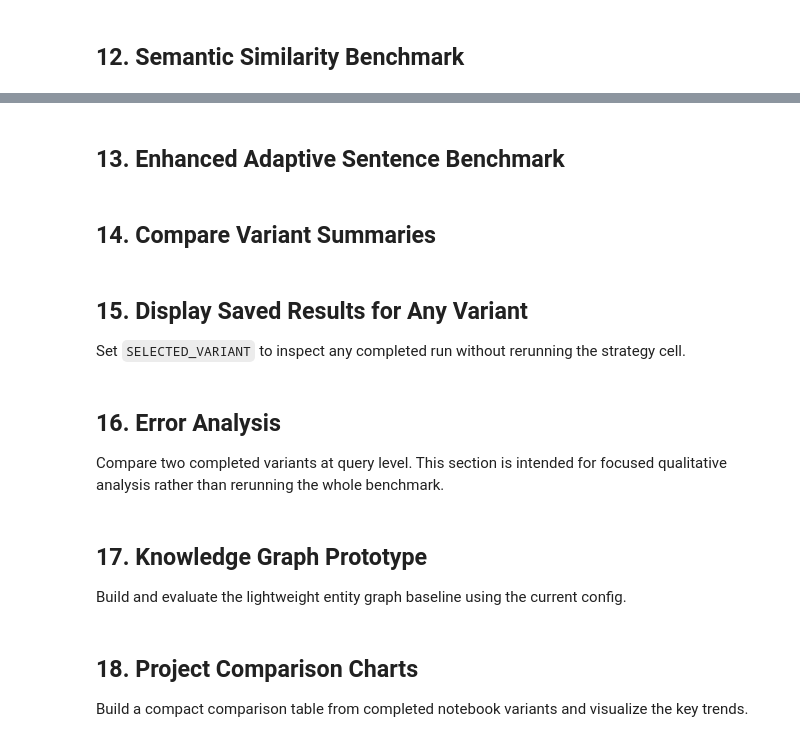
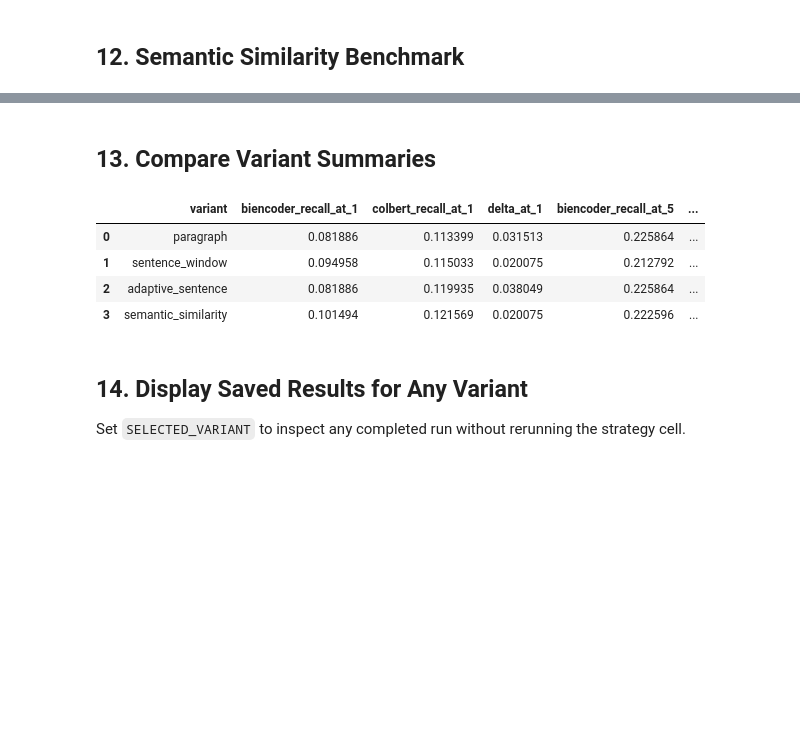
Before and after one commit to Tasselyy/1508-project, a Jupyter notebook: notebooks/run_benchmark.ipynb, the cells around one changed output, grey strips where cells are left out. Cells and saved outputs as stored; diff of their text form; code cells hidden in the pictures; blank space fills up the shorter version.

```diff
--- a/notebooks/run_benchmark.ipynb
+++ b/notebooks/run_benchmark.ipynb
@@ -182,7 +294,6 @@ NOTEBOOK_VARIANTS = [
     "sentence_window",
     "adaptive_sentence",
     "semantic_similarity",
-    "adaptive_sentence_keyword",
 ]
 
 def show_saved_variant_outputs(label: str):
@@ -261,2 +546,0 @@ print(semantic_similarity_result["summary"].to_string(index=False))
-# %% [markdown]
-## 13. Enhanced Adaptive Sentence Benchmark
@@ -281,31 +547,41 @@ print(adaptive_sentence_keyword_result["summary"].to_string(index=False))
 # %% [markdown]
-## 14. Compare Variant Summaries
+## 13. Compare Variant Summaries
 # %%
 variant_rows = []
+
 for label in NOTEBOOK_VARIANTS:
-    summary_path = Path("results") / "notebook" / label / "summary_statistics.csv"
+    if label == "paragraph":
+        summary_path = Path("results") / "summary_statistics.csv"
+    else:
+        summary_path = Path("results") / "notebook" / label / "summary_statistics.csv"
+
     if not summary_path.exists():
         continue
+
     summary_df = pd.read_csv(summary_path)
     overall = summary_df[summary_df["entity_group"] == "overall"].copy()
+
     row = {"variant": label}
     for _, metric_row in overall.iterrows():
         k = int(metric_row["k"])
         row[f"biencoder_recall_at_{k}"] = metric_row["biencoder_recall"]
         row[f"colbert_recall_at_{k}"] = metric_row["colbert_recall"]
         row[f"delta_at_{k}"] = metric_row["delta"]
+
     variant_rows.append(row)
 
 variant_overview = pd.DataFrame(variant_rows)
 variant_overview
+# %% [output]
+|  | variant | biencoder_recall_at_1 | colbert_recall_at_1 | delta_at_1 | biencoder_recall_at_5 | ... |
+| 0 | paragraph | 0.081886 | 0.113399 | 0.031513 | 0.225864 | ... |
+| 1 | sentence_window | 0.094958 | 0.115033 | 0.020075 | 0.212792 | ... |
+| 2 | adaptive_sentence | 0.081886 | 0.119935 | 0.038049 | 0.225864 | ... |
+| 3 | semantic_similarity | 0.101494 | 0.121569 | 0.020075 | 0.222596 | ... |
 # %% [markdown]
-## 15. Display Saved Results for Any Variant
+## 14. Display Saved Results for Any Variant
 
 Set `SELECTED_VARIANT` to inspect any completed run without rerunning the strategy cell.
 # %%
 SELECTED_VARIANT = "adaptive_sentence"
 show_saved_variant_outputs(SELECTED_VARIANT)
-# %% [markdown]
-## 16. Error Analysis
-
-Compare two completed variants at query level. This section is intended for focused qualitative analysis rather than rerunning the whole benchmark.
@@ -329,4 +587,0 @@ comparison.head(10)
-# %% [markdown]
-## 17. Knowledge Graph Prototype
-
-Build and evaluate the lightweight entity graph baseline using the current config.
@@ -355,4 +587,0 @@ print(graph_summary.to_string(index=False))
-# %% [markdown]
-## 18. Project Comparison Charts
-
-Build a compact comparison table from completed notebook variants and visualize the key trends.
```
Also changed, not shown: parts of 27 cells of this notebook, 7 other files.
